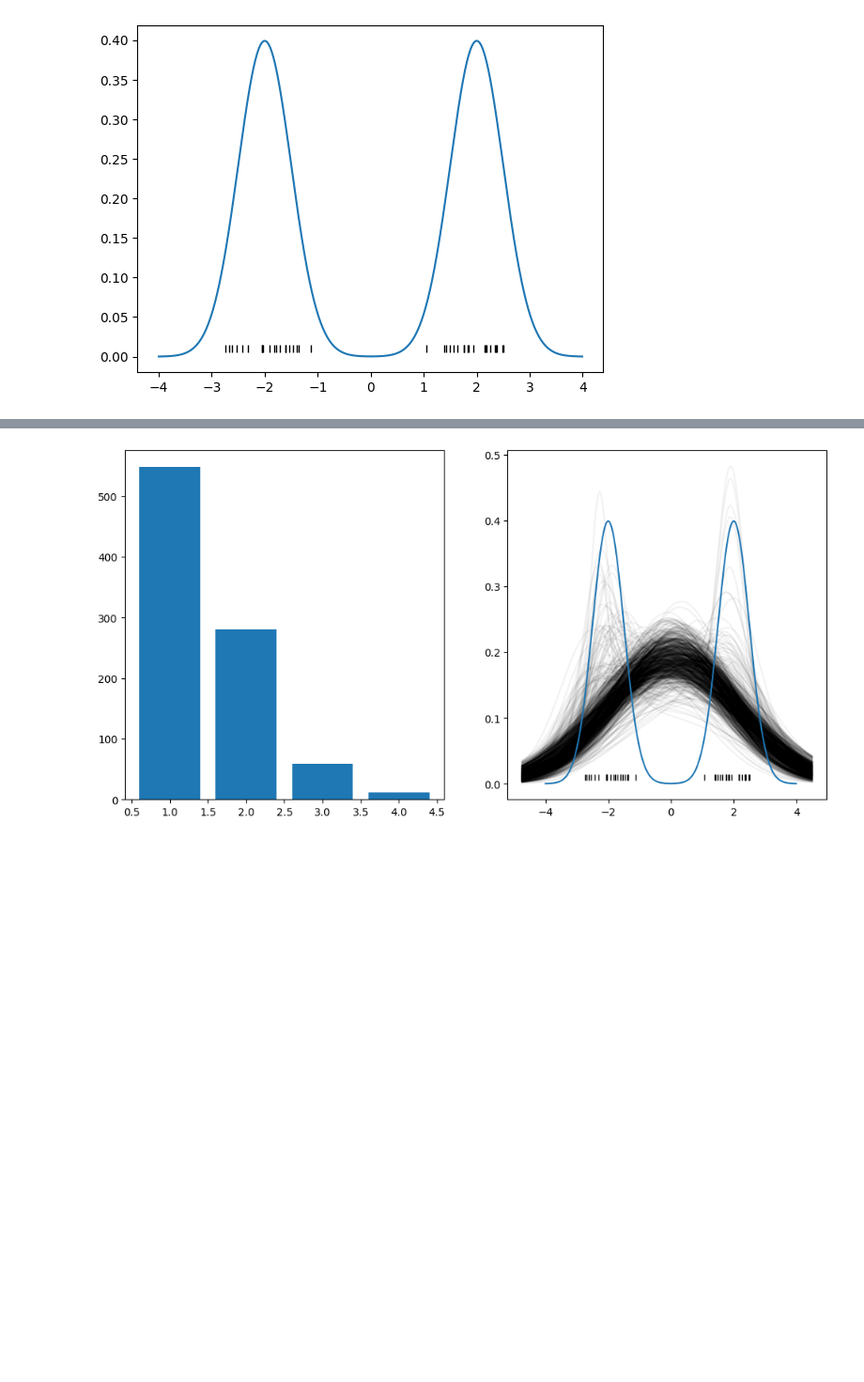
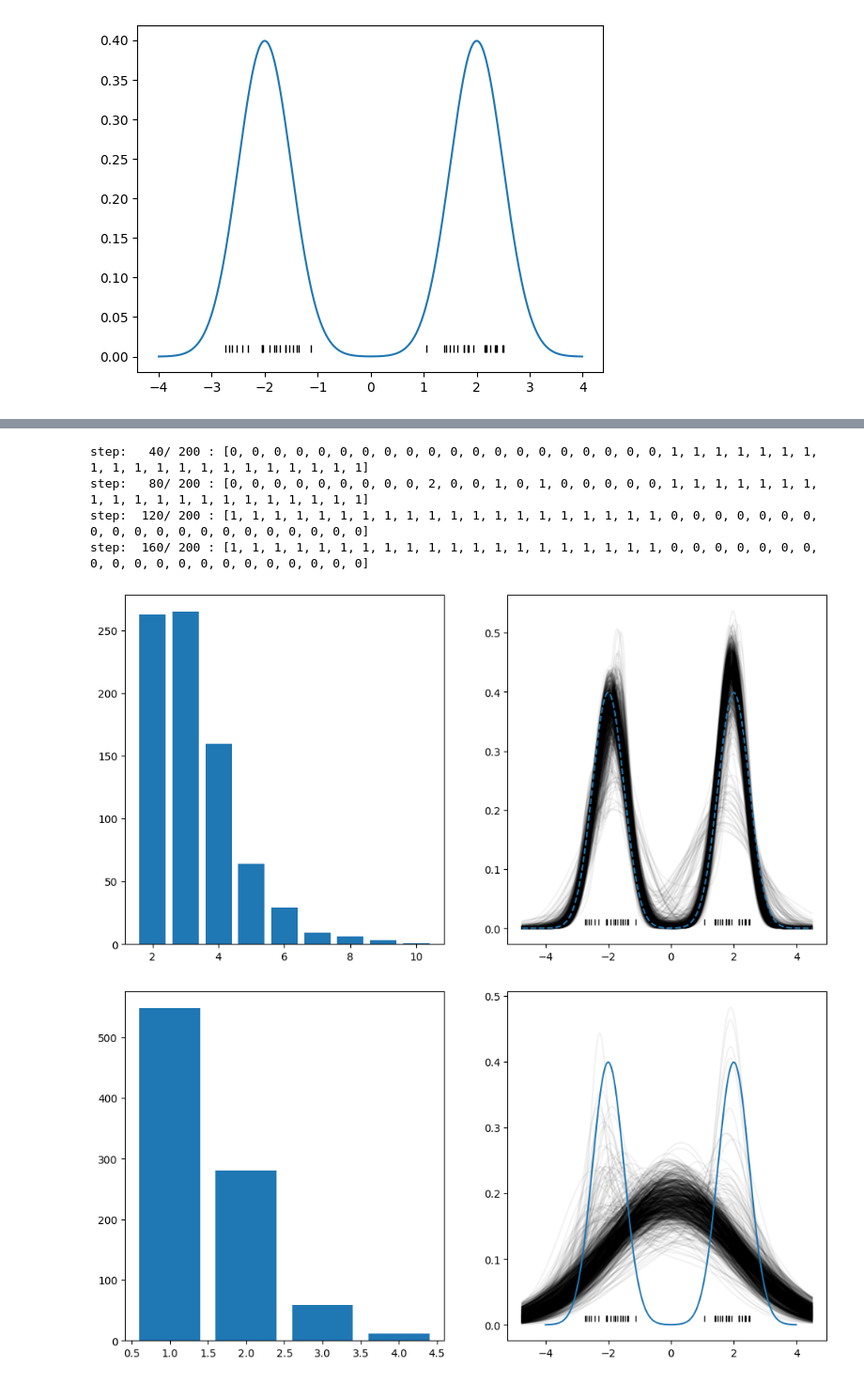
Before and after one commit to btbyrnes/bnp, a Jupyter notebook: test_notebooks/dpm_normal.ipynb, the cells around one changed output, grey strips where cells are left out. Shown: that part at 94% size. Cells and saved outputs as stored; diff of their text form; code cells hidden in the pictures; blank space fills up the shorter version.

```diff
--- a/test_notebooks/dpm_normal.ipynb
+++ b/test_notebooks/dpm_normal.ipynb
@@ -186,3 +160,17 @@ plot_posterior_density(x, results)
+# %%
+
+dpm = DPM(M=.5)
+
+dpm.set_measures(param_list)
+dpm.set_dataset(x, r)
+dpm.sample(200)
+plot_posterior_density(x, results)
+# %% [output]
+step:   40/ 200 : [0, 0, 0, 0, 0, 0, 0, 0, 0, 0, 0, 0, 0, 0, 0, 0, 0, 0, 0, 0, 1, 1, 1, 1, 1, 1, 1, 1, 1, 1, 1, 1, 1, 1, 1, 1, 1, 1, 1, 1]
+step:   80/ 200 : [0, 0, 0, 0, 0, 0, 0, 0, 0, 2, 0, 0, 1, 0, 1, 0, 0, 0, 0, 0, 1, 1, 1, 1, 1, 1, 1, 1, 1, 1, 1, 1, 1, 1, 1, 1, 1, 1, 1, 1]
+step:  120/ 200 : [1, 1, 1, 1, 1, 1, 1, 1, 1, 1, 1, 1, 1, 1, 1, 1, 1, 1, 1, 1, 0, 0, 0, 0, 0, 0, 0, 0, 0, 0, 0, 0, 0, 0, 0, 0, 0, 0, 0, 0]
+step:  160/ 200 : [1, 1, 1, 1, 1, 1, 1, 1, 1, 1, 1, 1, 1, 1, 1, 1, 1, 1, 1, 1, 0, 0, 0, 0, 0, 0, 0, 0, 0, 0, 0, 0, 0, 0, 0, 0, 0, 0, 0, 0]
+[figure, added]
 # %%
 
 dpm = DPM([normal, invgamma], M=.1)
```
Also changed, not shown: parts of 18 cells of this notebook, 9 other files.
